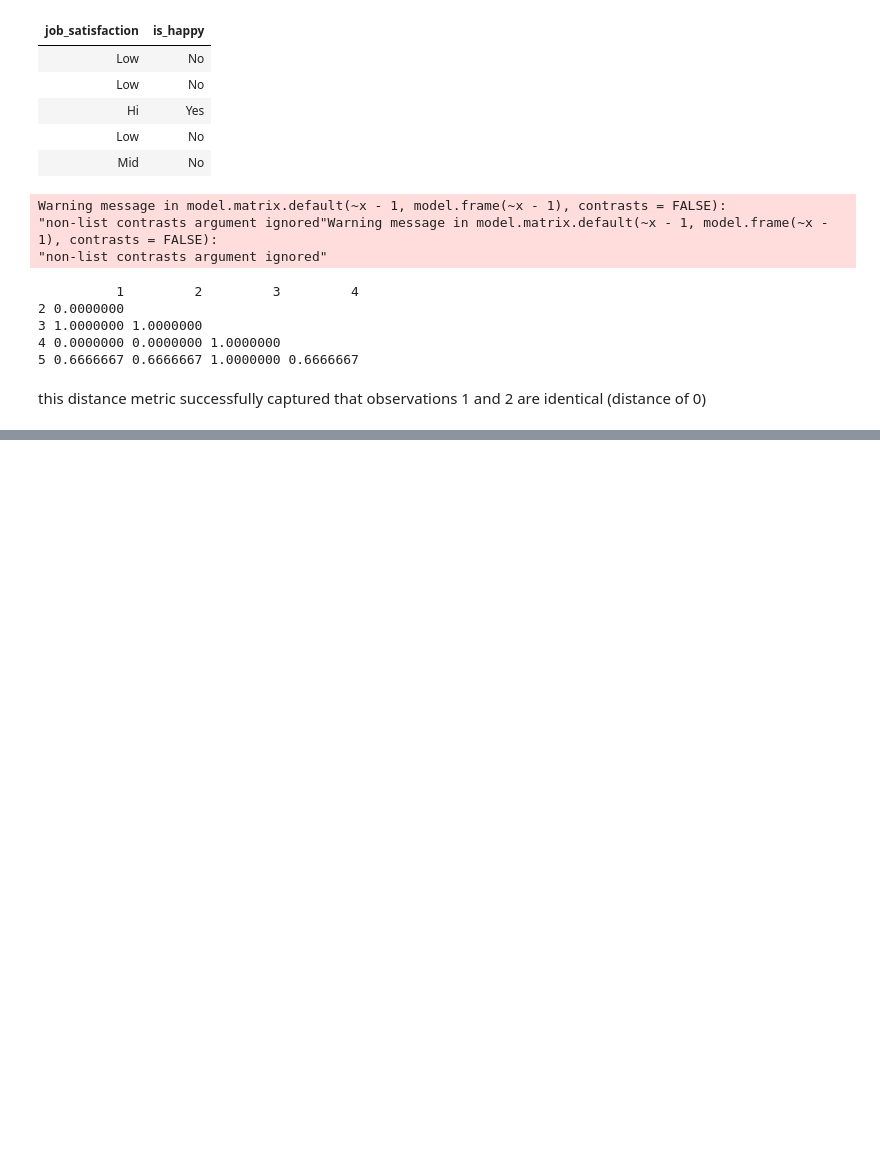
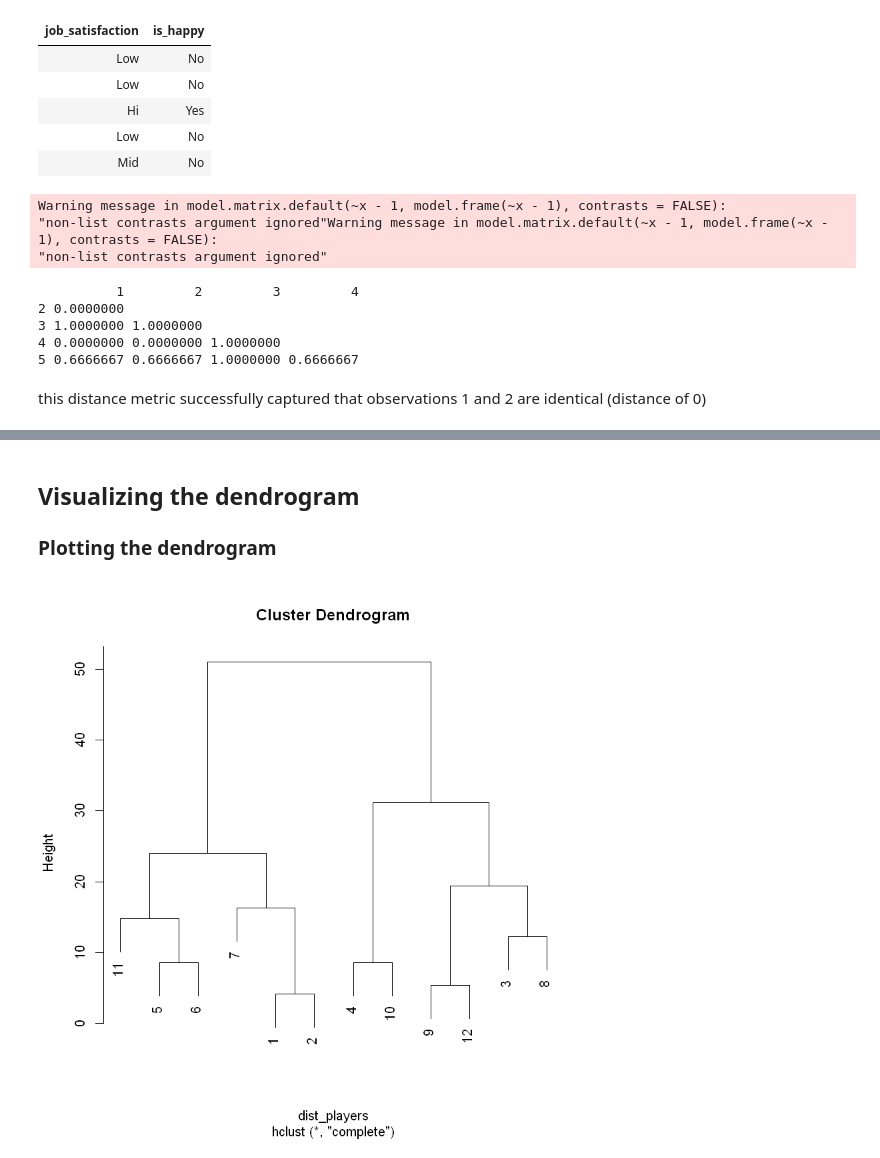
Before and after one commit to VictorOmondi1997/Cluster-Analysis-in-R, a Jupyter notebook: Cluster Analysis in R.ipynb, the cells around one changed output, grey strips where cells are left out. Drawn from its saved outputs; the diff is of its cells as text; code cells hidden in the pictures; blank space fills up the shorter version.

```diff
--- a/Cluster Analysis in R.ipynb
+++ b/Cluster Analysis in R.ipynb
@@ -55,7 +72,7 @@ three_players %>%
 2 15.00000
 3 19.10497 13.03840
 # %%
-lineup <- readRDS(gzcon(url("https://assets.datacamp.com/production/repositories/1219/datasets/94af7037c5834527cc8799a9723ebf3b5af73015/lineup.rds")))
+players <- readRDS(gzcon(url("https://assets.datacamp.com/production/repositories/1219/datasets/94af7037c5834527cc8799a9723ebf3b5af73015/lineup.rds")))
 head(lineup)
 # %% [output]
 | x | y |
@@ -140,0 +188,3 @@ this distance metric successfully captured that observations 1 and 2 are identic
+# %%
+dist_players = dist(players, method = "euclidean")
+hc_players = hclust(dist_players, method = "complete")
@@ -140,0 +239,8 @@ this distance metric successfully captured that observations 1 and 2 are identic
+# %% [markdown]
+## Visualizing the dendrogram
+
+### Plotting the dendrogram
+# %%
+plot(hc_players)
+# %% [output]
+[figure, added]
```
Also changed, not shown: parts of 13 cells of this notebook.
